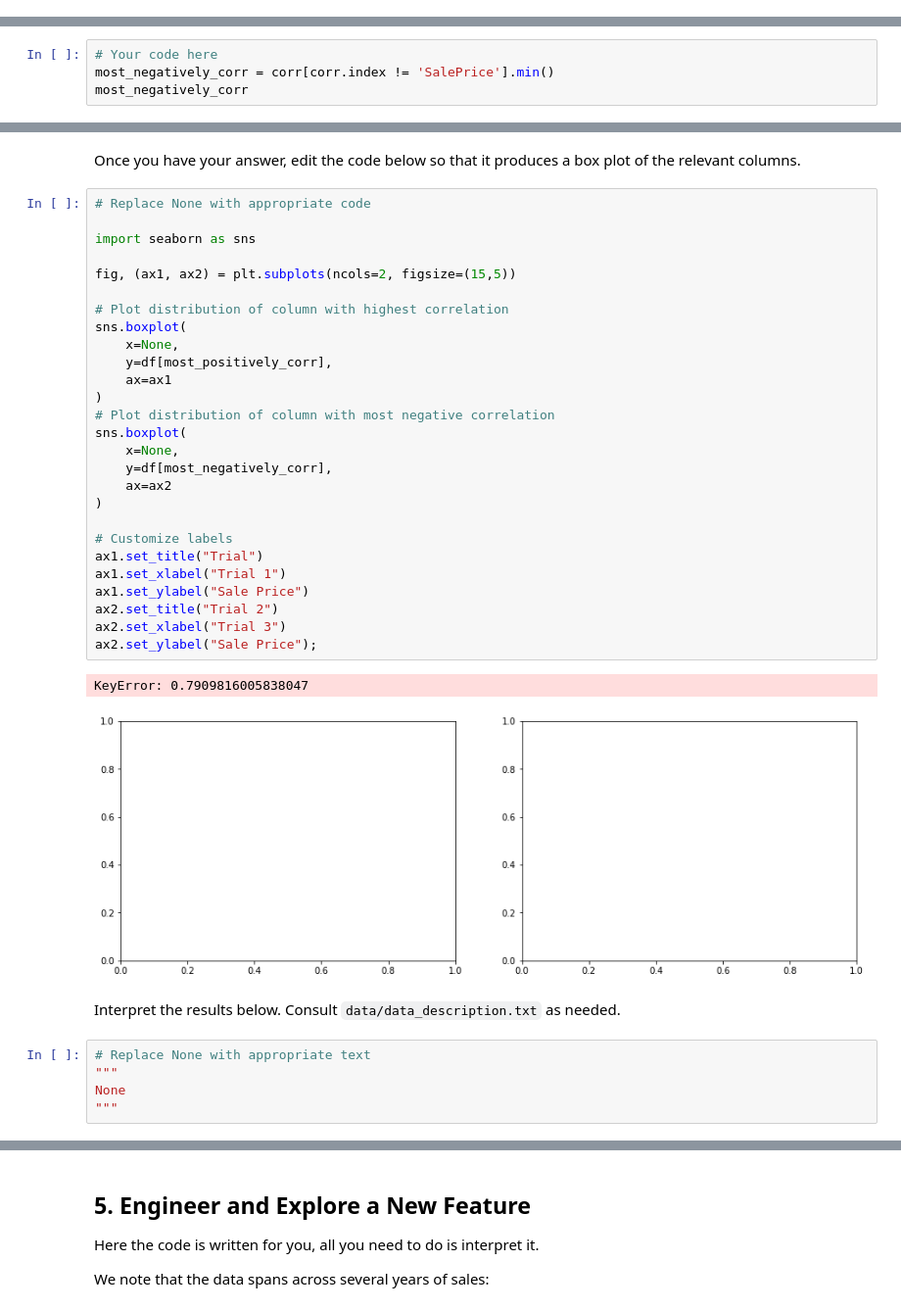
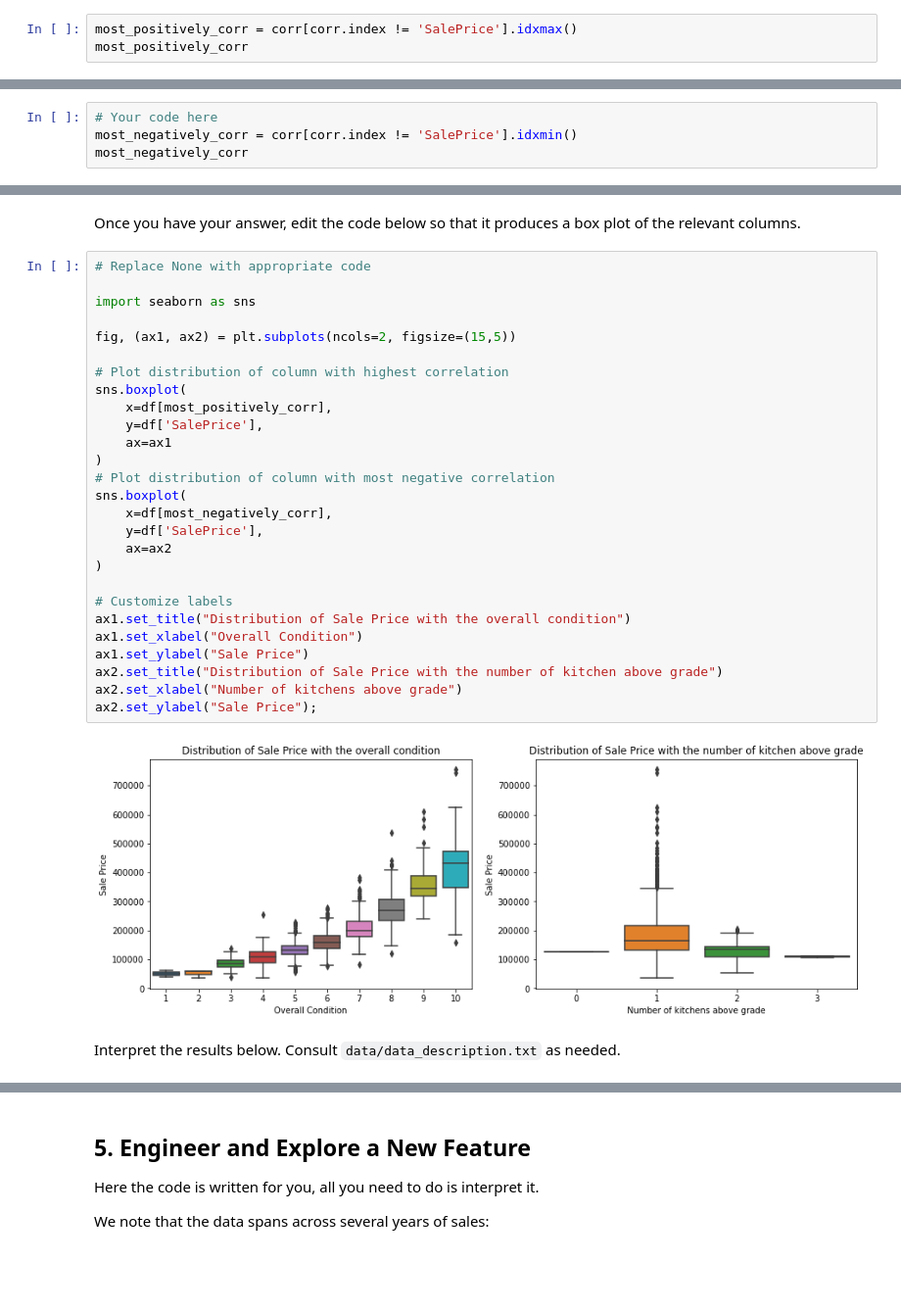
Before and after one commit to Angel174471/dsc-pandas-eda-lab, a Jupyter notebook: index.ipynb, the cells around one changed output, grey strips where cells are left out. Shown: that part at 98% size. Cells and saved outputs as stored; diff of their text form; blank space fills up the shorter version.

```diff
--- a/index.ipynb
+++ b/index.ipynb
@@ -393,0 +404,3 @@ most_positively_column
+# %%
+most_positively_corr = corr[corr.index != 'SalePrice'].idxmax()
+most_positively_corr
@@ -438,6 +460,6 @@ numeric_col
 Now, find the ***most negatively correlated*** column:
 # %%
 # Your code here
-most_negatively_corr = corr[corr.index != 'SalePrice'].min()
+most_negatively_corr = corr[corr.index != 'SalePrice'].idxmin()
 most_negatively_corr
 # %% [output]
@@ -458,37 +491,31 @@ Once you have your answer, edit the code below so that it produces a box plot of
 # %%
 # Replace None with appropriate code
 
 import seaborn as sns
 
 fig, (ax1, ax2) = plt.subplots(ncols=2, figsize=(15,5))
 
 # Plot distribution of column with highest correlation
 sns.boxplot(
-    x=None,
-    y=df[most_positively_corr],
+    x=df[most_positively_corr],
+    y=df['SalePrice'],
     ax=ax1
 )
 # Plot distribution of column with most negative correlation
 sns.boxplot(
-    x=None,
-    y=df[most_negatively_corr],
+    x=df[most_negatively_corr],
+    y=df['SalePrice'],
     ax=ax2
 )
 
 # Customize labels
-ax1.set_title("Trial")
-ax1.set_xlabel("Trial 1")
+ax1.set_title("Distribution of Sale Price with the overall condition")
+ax1.set_xlabel("Overall Condition")
 ax1.set_ylabel("Sale Price")
-ax2.set_title("Trial 2")
-ax2.set_xlabel("Trial 3")
+ax2.set_title("Distribution of Sale Price with the number of kitchen above grade")
+ax2.set_xlabel("Number of kitchens above grade")
 ax2.set_ylabel("Sale Price");
 # %% [output]
-KeyError: 0.7909816005838047
-[figure, old version]
+[figure, new version]
 # %% [markdown]
 Interpret the results below. Consult `data/data_description.txt` as needed.
-# %%
-# Replace None with appropriate text
-"""
-None
-"""
```
Also changed, not shown: parts of 21 cells of this notebook.
